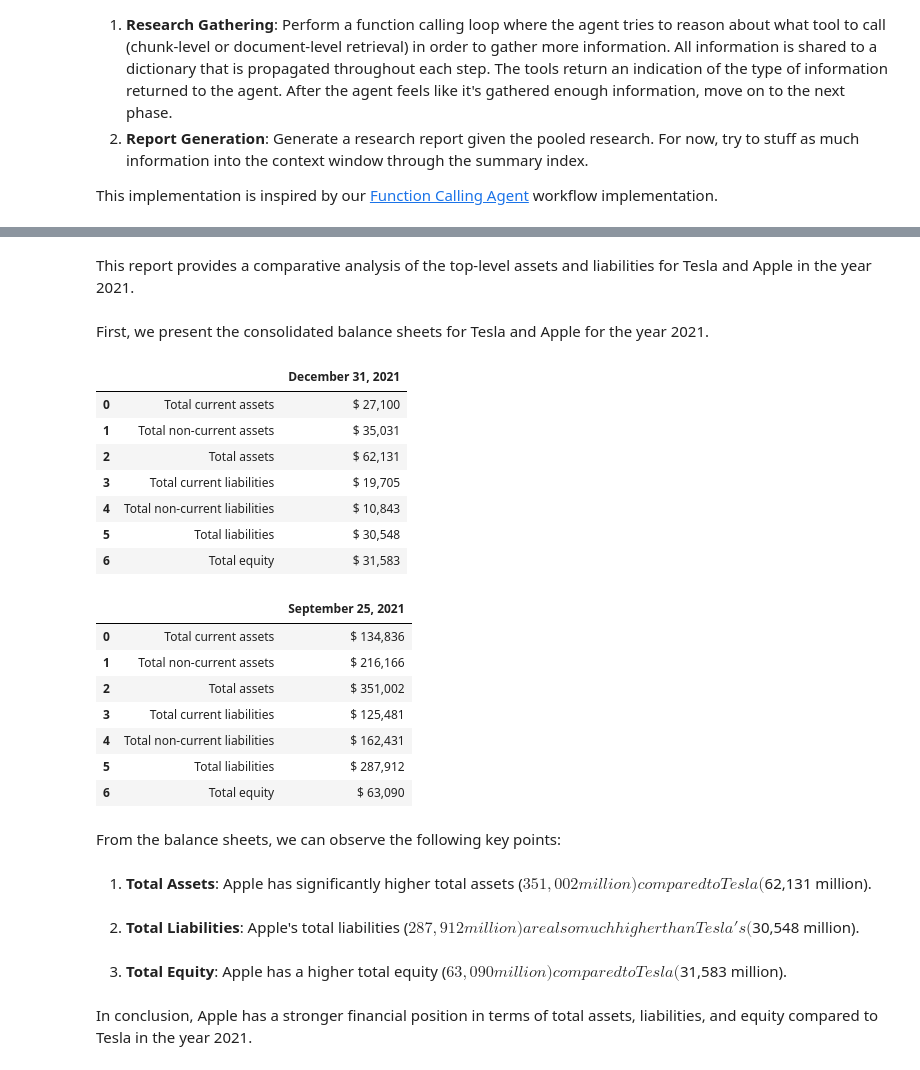
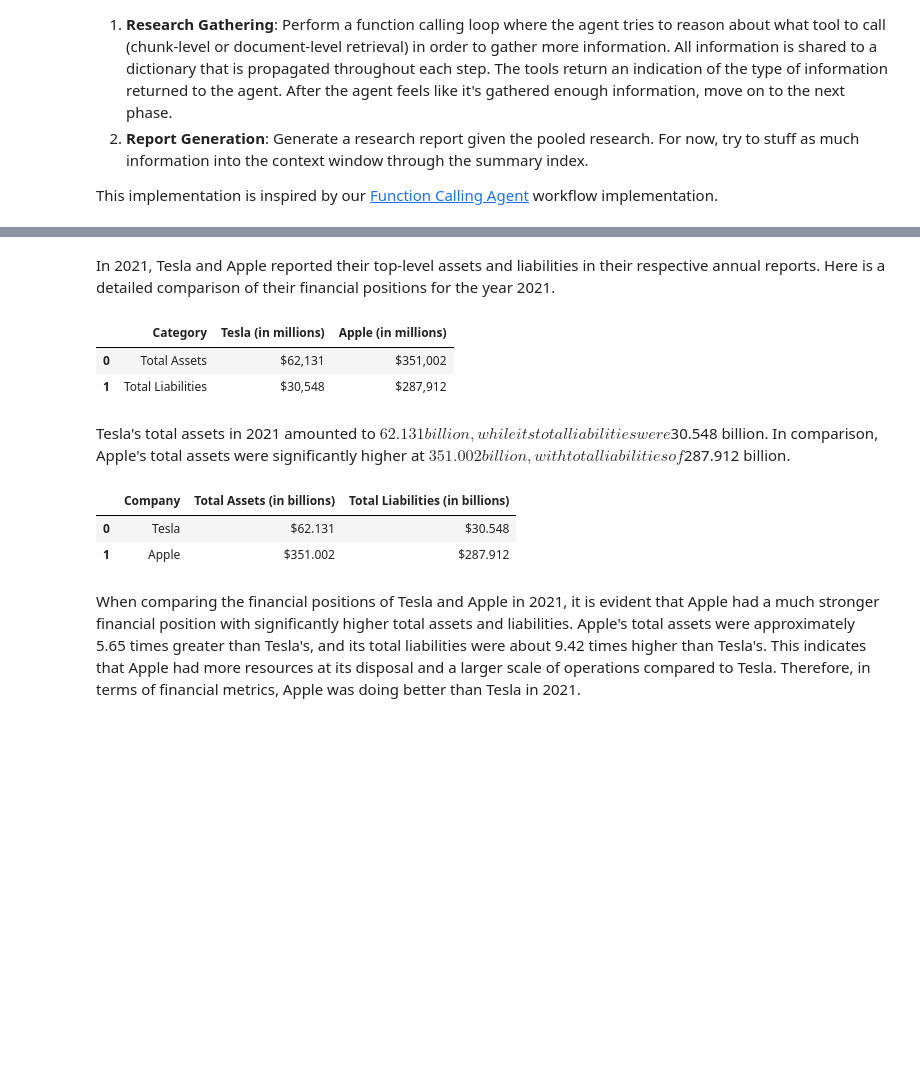
Before and after one commit to run-llama/llamacloud-demo, a Jupyter notebook: examples/report_generation/report_generation.ipynb, the cells around one changed output, grey strips where cells are left out. Cells and saved outputs as stored; diff of their text form; code cells hidden in the pictures; blank space fills up the shorter version.

```diff
--- a/examples/report_generation/report_generation.ipynb
+++ b/examples/report_generation/report_generation.ipynb
@@ -86,0 +102,5 @@ index = LlamaCloudIndex(
+# %%
+doc_retriever = index.as_retriever(
+    retrieval_mode="files_via_content",
+    files_top_k=1
+)
@@ -104,7 +134,17 @@ def chunk_retriever_fn(query: str) -> List[NodeWithScore]:
     """
     return chunk_retriever.retrieve(query)
 
+def doc_retriever_fn(query: str) -> float:
+    """Document retriever that retrieves entire documents from the corpus.
+
+    ONLY use for research questions that may require searching over entire research reports.
+
+    Will be slower and more expensive than chunk-level retrieval but may be necessary.
+    """
+    return doc_retriever.retrieve(query)
+
 chunk_retriever_tool = FunctionTool.from_defaults(fn=chunk_retriever_fn)
+doc_retriever_tool = FunctionTool.from_defaults(fn=doc_retriever_fn)
 # %% [markdown]
 ## Build a Report Generation Workflow
 
@@ -383,6 +407,7 @@ class ReportGenerationAgent(Workflow):
 # %%
 agent = ReportGenerationAgent(
     chunk_retriever_tool,
+    doc_retriever_tool,
     llm=llm,
     report_gen_sllm=report_gen_sllm,
     verbose=True,
@@ -410,30 +435,16 @@ Step handle_llm_input produced event ReportGenerationEvent
 Running step generate_report
 Step generate_report produced event StopEvent
 # %%
-ret["response"].render()
+ret["response"].response.render()
 # %% [output]
-This report provides a comparative analysis of the top-level assets and liabilities for Tesla and Apple in the year 2021.
+In 2021, Tesla and Apple reported their top-level assets and liabilities in their respective annual reports. Here is a detailed comparison of their financial positions for the year 2021.
+|  | Category | Tesla (in millions) | Apple (in millions) |
+| 0 | Total Assets | $62,131 | $351,002 |
+| 1 | Total Liabilities | $30,548 | $287,912 |
-First, we present the consolidated balance sheets for Tesla and Apple for the year 2021.
+Tesla's total assets in 2021 amounted to $62.131 billion, while its total liabilities were $30.548 billion. In comparison, Apple's total assets were significantly higher at $351.002 billion, with total liabilities of $287.912 billion.
-|  |  | December 31, 2021 |
-| 0 | Total current assets | $ 27,100 |
-| 1 | Total non-current assets | $ 35,031 |
-| 2 | Total assets | $ 62,131 |
-| 3 | Total current liabilities | $ 19,705 |
-| 4 | Total non-current liabilities | $ 10,843 |
-| 5 | Total liabilities | $ 30,548 |
-| 6 | Total equity | $ 31,583 |
-|  |  | September 25, 2021 |
-| 0 | Total current assets | $ 134,836 |
-| 1 | Total non-current assets | $ 216,166 |
-| 2 | Total assets | $ 351,002 |
-| 3 | Total current liabilities | $ 125,481 |
-| 4 | Total non-current liabilities | $ 162,431 |
-| 5 | Total liabilities | $ 287,912 |
-| 6 | Total equity | $ 63,090 |
+|  | Company | Total Assets (in billions) | Total Liabilities (in billions) |
+| 0 | Tesla | $62.131 | $30.548 |
+| 1 | Apple | $351.002 | $287.912 |
-From the balance sheets, we can observe the following key points:
+When comparing the financial positions of Tesla and Apple in 2021, it is evident that Apple had a much stronger financial position with significantly higher total assets and liabilities. Apple's total assets were approximately 5.65 times greater than Tesla's, and its total liabilities were about 9.42 times higher than Tesla's. This indicates that Apple had more resources at its disposal and a larger scale of operations compared to Tesla. Therefore, in terms of financial metrics, Apple was doing better than Tesla in 2021.
-1. **Total Assets**: Apple has significantly higher total assets ($351,002 million) compared to Tesla ($62,131 million).
-2. **Total Liabilities**: Apple's total liabilities ($287,912 million) are also much higher than Tesla's ($30,548 million).
-3. **Total Equity**: Apple has a higher total equity ($63,090 million) compared to Tesla ($31,583 million).
-In conclusion, Apple has a stronger financial position in terms of total assets, liabilities, and equity compared to Tesla in the year 2021.
 # %%
 ret = await agent.run(
```
Also changed, not shown: parts of 20 cells of this notebook.
